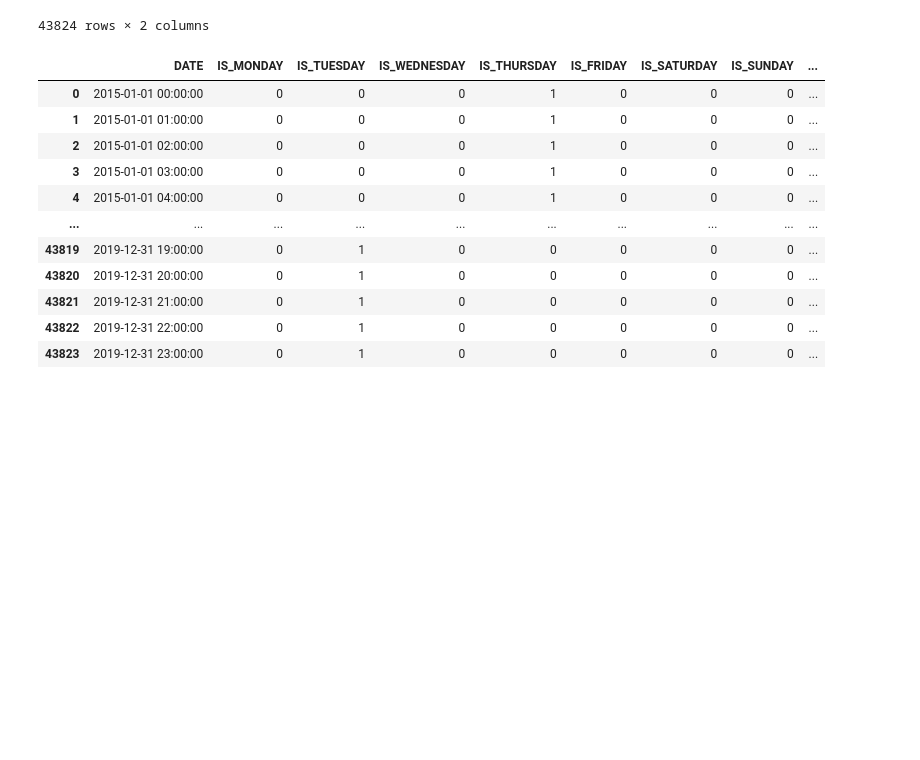
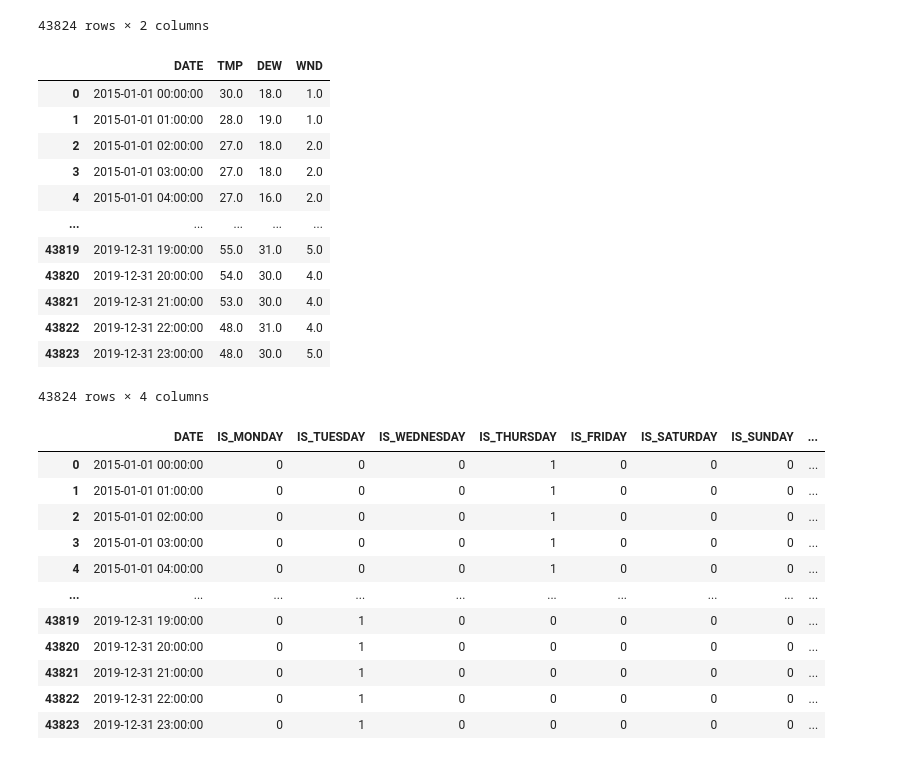
Before and after one commit to acamlibe/SVR-PSO-Load-Forecaster, a Jupyter notebook: SVR-with-weather.ipynb, the cells around one changed output. Cells and saved outputs as stored; diff of their text form; code cells hidden in the pictures; blank space fills up the shorter version.

```diff
--- a/SVR-with-weather.ipynb
+++ b/SVR-with-weather.ipynb
@@ -19,6 +19,23 @@ load_df
 | 43822 | 2019-12-31 22:00:00 | 10839.0 |
 | 43823 | 2019-12-31 23:00:00 | 10593.0 |
 43824 rows × 2 columns
+# %%
+weather_df = pd.read_csv('Data/DOM/Weather/Processed/Aggregated/weather.csv')
+weather_df
+# %% [output]
+|  | DATE | TMP | DEW | WND |
+| 0 | 2015-01-01 00:00:00 | 30.0 | 18.0 | 1.0 |
+| 1 | 2015-01-01 01:00:00 | 28.0 | 19.0 | 1.0 |
+| 2 | 2015-01-01 02:00:00 | 27.0 | 18.0 | 2.0 |
+| 3 | 2015-01-01 03:00:00 | 27.0 | 18.0 | 2.0 |
+| 4 | 2015-01-01 04:00:00 | 27.0 | 16.0 | 2.0 |
+| ... | ... | ... | ... | ... |
+| 43819 | 2019-12-31 19:00:00 | 55.0 | 31.0 | 5.0 |
+| 43820 | 2019-12-31 20:00:00 | 54.0 | 30.0 | 4.0 |
+| 43821 | 2019-12-31 21:00:00 | 53.0 | 30.0 | 4.0 |
+| 43822 | 2019-12-31 22:00:00 | 48.0 | 31.0 | 4.0 |
+| 43823 | 2019-12-31 23:00:00 | 48.0 | 30.0 | 5.0 |
+43824 rows × 4 columns
 # %%
 calendar_df = pd.read_csv('Data/calendar.csv')
 calendar_df
```
Also changed, not shown: parts of 6 cells of this notebook, 2 other files.
